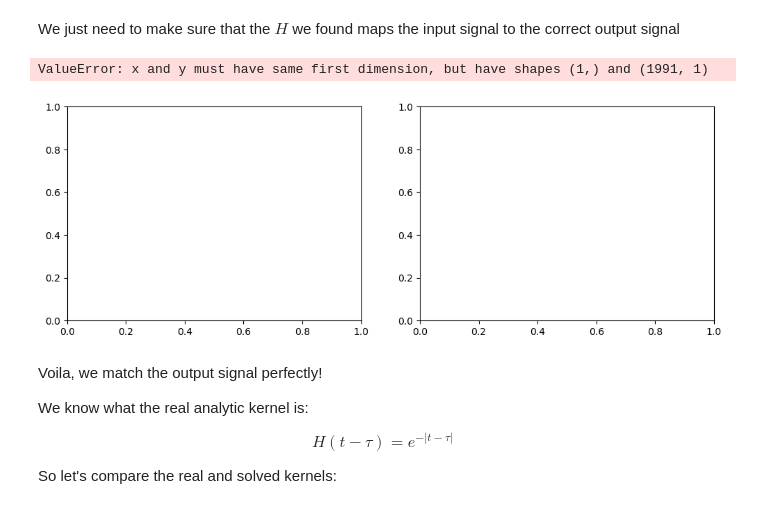
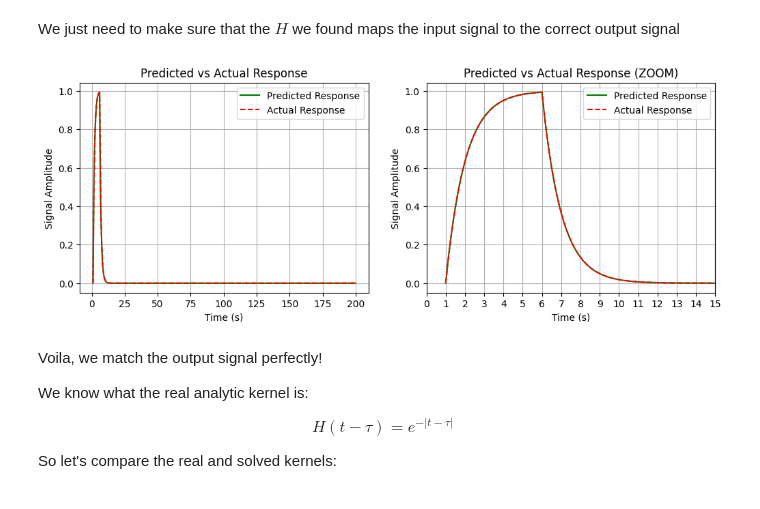
Before and after one commit to mathieusalz/LSMS_NeuralOperator_Tutorial, a Jupyter notebook: 1_LinearPulse_RecoverTransferFunction.ipynb, the cells around one changed output. Drawn from its saved outputs; the diff is of its cells as text; code cells hidden in the pictures.

```diff
--- a/1_LinearPulse_RecoverTransferFunction.ipynb
+++ b/1_LinearPulse_RecoverTransferFunction.ipynb
@@ -64,23 +64,23 @@ The output signal takes some time to reach the same amplitude as the input signa
 For *(I don't remember why)*, we will truncate the beginning of the signal so it starts at an amplitude of 1.
 # %%
 start = np.where(input_signal > 0)[0][0]
-time = time[start:]
+time_signal = time_signal[start:]
 input_signal = input_signal[start:]
 output_signal = output_signal[start:]
-N = time.shape[0]
-start_time = time[start]
+N = time_signal.shape[0]
+start_time = time_signal[start]
 
 fig, axes = plt.subplots(1,2, figsize=(12, 4))
-axes[0].plot(time, input_signal, label='Input Signal', color='blue')
-axes[0].plot(time, output_signal, label='Output Signal', color='red')
+axes[0].plot(time_signal, input_signal, label='Input Signal', color='blue')
+axes[0].plot(time_signal, output_signal, label='Output Signal', color='red')
 axes[0].set_xlabel('Time (s)')
 axes[0].set_ylabel('Signal Amplitude')
 axes[0].set_title('Input and Output Signals Over Time')
 axes[0].legend()
 axes[0].grid()
 
-axes[1].plot(time, input_signal, label='Input Signal', color='blue')
-axes[1].plot(time, output_signal, label='Output Signal', color='red')
+axes[1].plot(time_signal, input_signal, label='Input Signal', color='blue')
+axes[1].plot(time_signal, output_signal, label='Output Signal', color='red')
 axes[1].set_xlabel('Time (s)')
 axes[1].set_ylabel('Signal Amplitude')
 axes[1].set_title('Input and Output Signals Over Time (ZOOM)')
@@ -195,8 +195,12 @@ Now we just need to construct $I$:
 # %%
-I = np.zeros((N,N))
+def kernel_from_matrix(input_signal, output_signal):
+    N = len(input_signal)
 
-for i in range(N):
-    for k in range(i+1):
-        I[i, k] = input_signal[i-k]
+    i = np.arange(N).reshape(-1, 1)
+    k = np.arange(N).reshape(1, -1)
 
-I
+    I = np.where(i >= k, input_signal[i - k], 0)
+    h = np.linalg.solve(I, output_signal)
+
+    H = np.where(i >= k, h[i - k], 0)
+    return H
@@ -293,33 +209,34 @@ for i in range(N):
 # %% [markdown]
 We just need to make sure that the $H$ we found maps the input signal to the correct output signal
 # %%
+H = kernel_from_matrix(input_signal, output_signal)
+
 # Compute predicted response
 pred_response = H @ input_signal.reshape(-1, 1)
 
 fig, axes = plt.subplots(1, 2, figsize=(12, 4))
 
-axes[0].plot(time, pred_response, label='Predicted Response', color='green')
-axes[0].plot(time, output_signal, label='Actual Response', color='red', linestyle='dashed')
+axes[0].plot(time_signal, pred_response, label='Predicted Response', color='green')
+axes[0].plot(time_signal, output_signal, label='Actual Response', color='red', linestyle='dashed')
 axes[0].set_xlabel('Time (s)')
 axes[0].set_ylabel('Signal Amplitude')
 axes[0].set_title('Predicted vs Actual Response')
 axes[0].legend()
 axes[0].grid()
 
-axes[1].plot(time, pred_response, label='Predicted Response', color='green')
-axes[1].plot(time, output_signal, label='Actual Response', color='red', linestyle='dashed')
+axes[1].plot(time_signal, pred_response, label='Predicted Response', color='green')
+axes[1].plot(time_signal, output_signal, label='Actual Response', color='red', linestyle='dashed')
 axes[1].set_xlabel('Time (s)')
 axes[1].set_ylabel('Signal Amplitude')
 axes[1].set_title('Predicted vs Actual Response (ZOOM)')
 axes[1].legend()
 axes[1].grid()
 axes[1].set_xlim(0, 15)
 axes[1].set_xticks(np.arange(0, 16, 1))
 
 plt.show()
 # %% [output]
-ValueError: x and y must have same first dimension, but have shapes (1,) and (1991, 1)
-[figure, old version]
+[figure, new version]
 # %% [markdown]
 Voila, we match the output signal perfectly!
 
```
Also changed, not shown: parts of 14 cells of this notebook.
